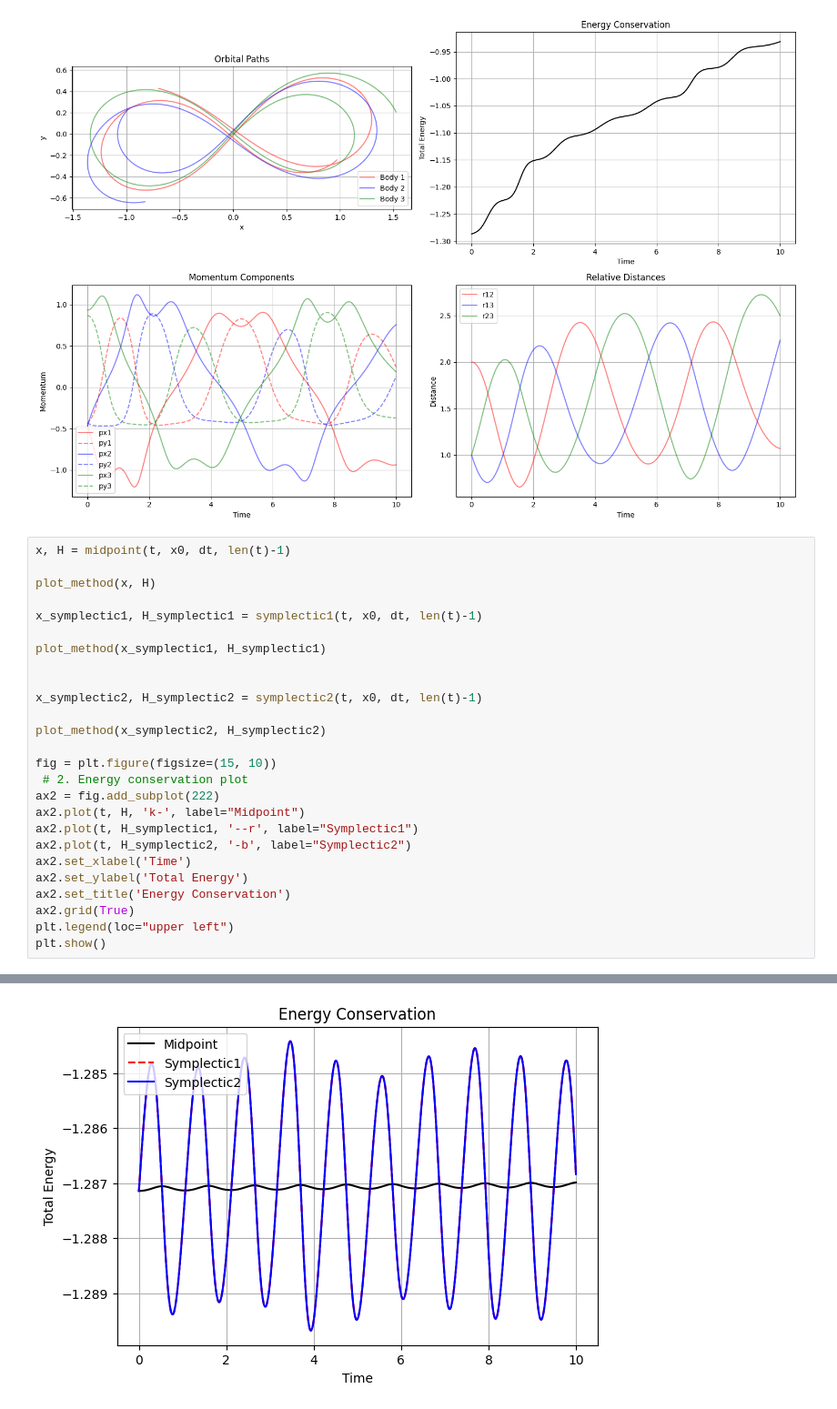
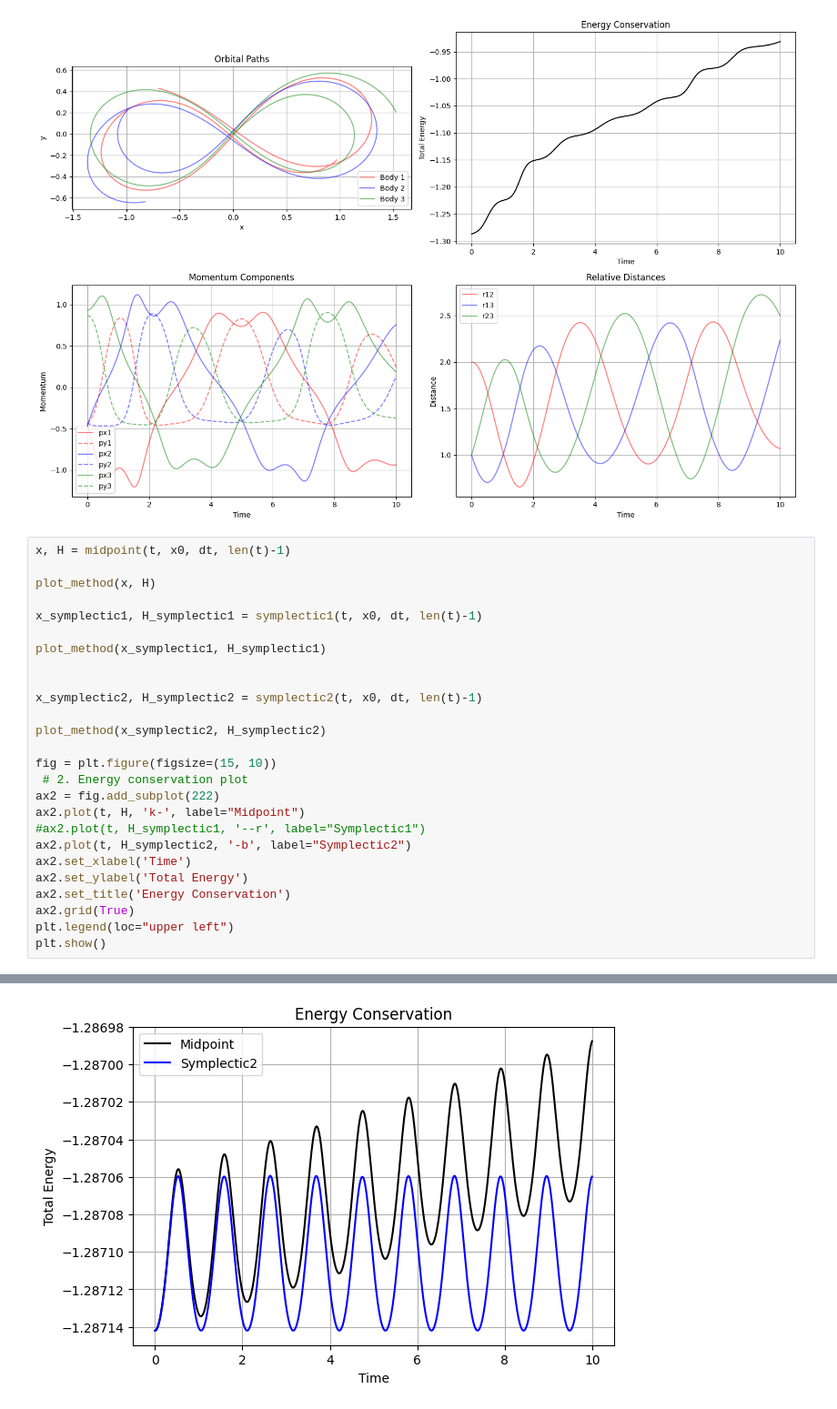
Before and after one commit to alexbtan/Dissertation, a Jupyter notebook: ds/hamilt.ipynb, the cells around one changed output, grey strips where cells are left out. Shown at 91% size. Cells and saved outputs as stored; diff of their text form.

```diff
--- a/ds/hamilt.ipynb
+++ b/ds/hamilt.ipynb
@@ -317,31 +242,31 @@ plot_method(x, H)
 # %%
 x, H = midpoint(t, x0, dt, len(t)-1)
 
 plot_method(x, H)
 
 x_symplectic1, H_symplectic1 = symplectic1(t, x0, dt, len(t)-1)
 
 plot_method(x_symplectic1, H_symplectic1)
 
 
 x_symplectic2, H_symplectic2 = symplectic2(t, x0, dt, len(t)-1)
 
 plot_method(x_symplectic2, H_symplectic2)
 
 fig = plt.figure(figsize=(15, 10))
  # 2. Energy conservation plot
 ax2 = fig.add_subplot(222)
 ax2.plot(t, H, 'k-', label="Midpoint")
-ax2.plot(t, H_symplectic1, '--r', label="Symplectic1")
+#ax2.plot(t, H_symplectic1, '--r', label="Symplectic1")
 ax2.plot(t, H_symplectic2, '-b', label="Symplectic2")
 ax2.set_xlabel('Time')
 ax2.set_ylabel('Total Energy')
 ax2.set_title('Energy Conservation')
 ax2.grid(True)
 plt.legend(loc="upper left")
 plt.show()
 # %% [output]
 [figure]
 [figure]
 [figure]
-[figure, old version]
+[figure, new version]
```
Also changed, not shown: parts of 1 cell of this notebook.
